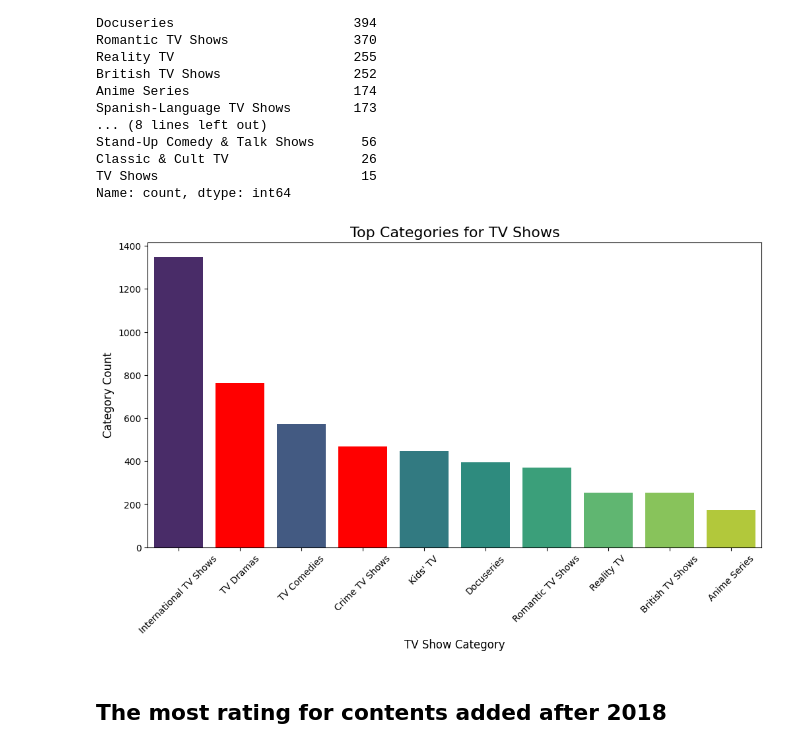
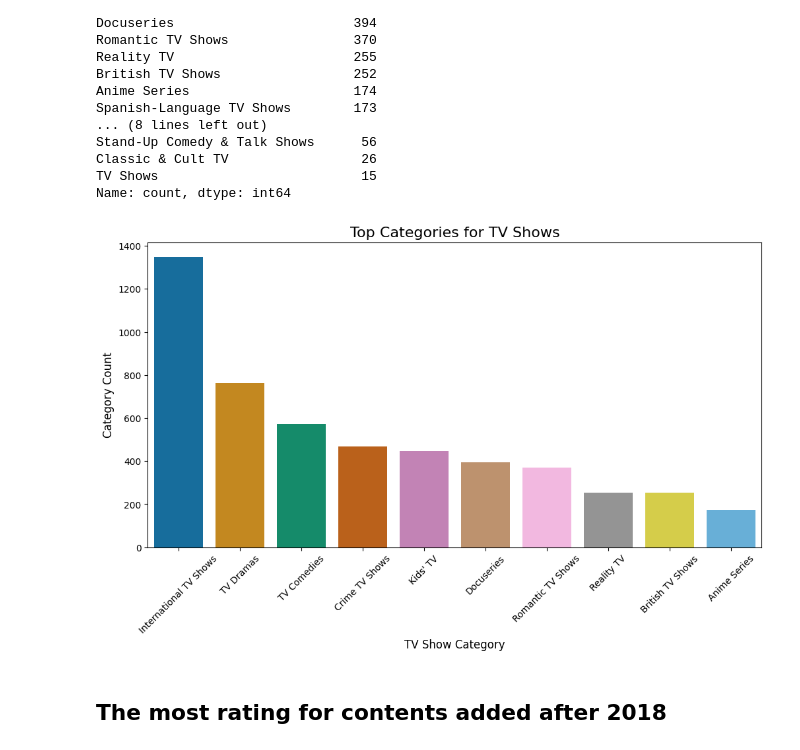
Before and after one commit to AmazingFr3d/Kaggle, a Jupyter notebook: Netflix-EDA.ipynb, the cells around one changed output. Saved outputs shown, nothing was run; the diff lists cells and outputs as text; code cells hidden in the pictures.

```diff
--- a/Netflix-EDA.ipynb
+++ b/Netflix-EDA.ipynb
@@ -253,22 +254,22 @@ Name: count, dtype: int64
 # %%
 # Visualize top categories for TV shows
 plt.figure(figsize=(12, 6))
-sns.barplot(x=tv_categories.head(10).index, y=tv_categories.head(10).values, palette='viridis')
+sns.barplot(x=tv_categories.head(10).index, y=tv_categories.head(10).values, palette='colorblind')
 
-# Get the bar container object (assuming you want to highlight the first bar)
-bars = plt.gca().patches
+# # Get the bar container object (assuming you want to highlight the first bar)
+# bars = plt.gca().patches
 
-# Set the color of the first bar (index 0) to the highlight color
-bars[1].set_facecolor('red')
-bars[3].set_facecolor('red')
+# # Set the color of the first bar (index 0) to the highlight color
+# bars[1].set_facecolor('red')
+# bars[3].set_facecolor('red')
 
 plt.title('Top Categories for TV Shows', fontsize=16)
 plt.xlabel('TV Show Category', fontsize=12)
 plt.ylabel('Category Count', fontsize=12)
 plt.xticks(rotation=45)
 plt.show()
 # %% [output]
-[figure, old version]
+[figure, new version]
 # %% [markdown]
 ## The most rating for contents added after 2018
 # %%
```
Also changed, not shown: parts of 13 cells of this notebook.
